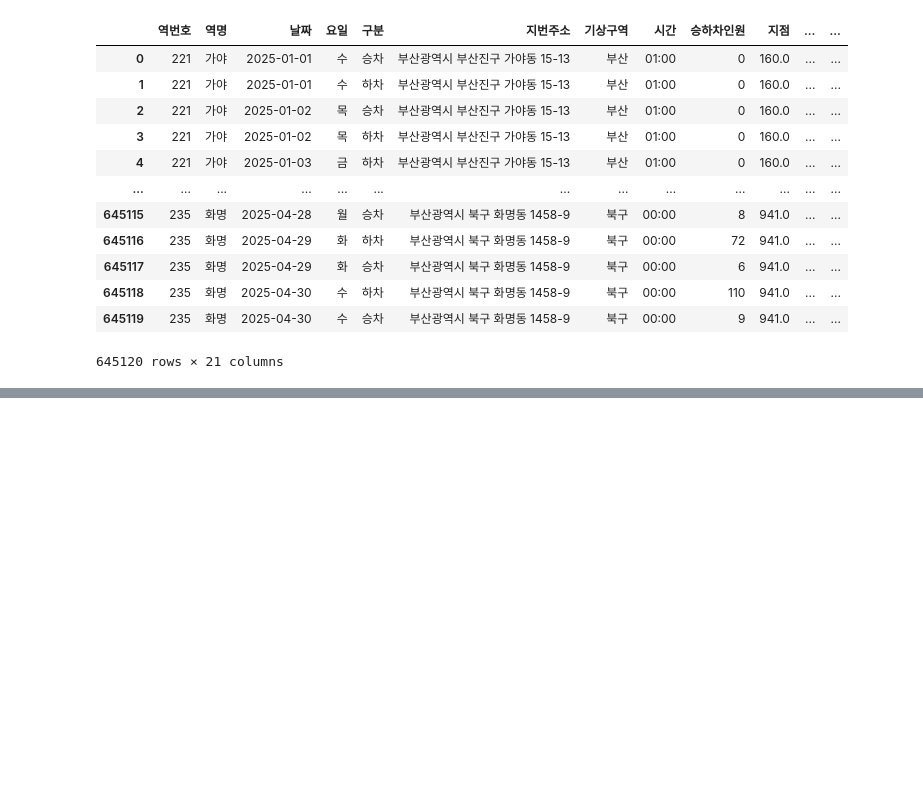
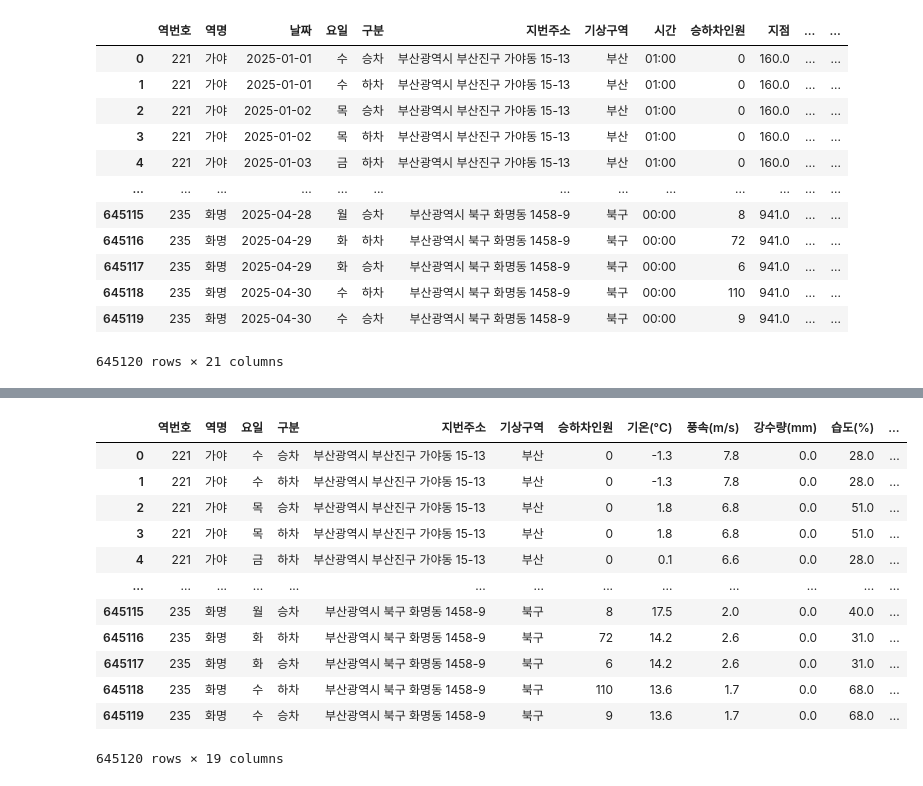
Before and after one commit to scholar-star/Predict_Project-Data, a Jupyter notebook: data_processing.ipynb, the cells around one changed output, grey strips where cells are left out. Drawn from its saved outputs; the diff is of its cells as text; code cells hidden in the pictures; blank space fills up the shorter version.

```diff
--- a/data_processing.ipynb
+++ b/data_processing.ipynb
@@ -604,0 +779,20 @@ synth_data_encoded
+# %%
+synth_data_interpolated.drop(columns=['날짜', '시간'], inplace=True)
+# %%
+synth_data_interpolated['날짜와 시간'] = pd.to_datetime(synth_data_interpolated['날짜와 시간'])
+# %%
+synth_data_interpolated
+# %% [output]
+|  | 역번호 | 역명 | 요일 | 구분 | 지번주소 | 기상구역 | 승하차인원 | 기온(°C) | 풍속(m/s) | 강수량(mm) | 습도(%) | ... |
+| 0 | 221 | 가야 | 수 | 승차 | 부산광역시 부산진구 가야동 15-13 | 부산 | 0 | -1.3 | 7.8 | 0.0 | 28.0 | ... |
+| 1 | 221 | 가야 | 수 | 하차 | 부산광역시 부산진구 가야동 15-13 | 부산 | 0 | -1.3 | 7.8 | 0.0 | 28.0 | ... |
+| 2 | 221 | 가야 | 목 | 승차 | 부산광역시 부산진구 가야동 15-13 | 부산 | 0 | 1.8 | 6.8 | 0.0 | 51.0 | ... |
+| 3 | 221 | 가야 | 목 | 하차 | 부산광역시 부산진구 가야동 15-13 | 부산 | 0 | 1.8 | 6.8 | 0.0 | 51.0 | ... |
+| 4 | 221 | 가야 | 금 | 하차 | 부산광역시 부산진구 가야동 15-13 | 부산 | 0 | 0.1 | 6.6 | 0.0 | 28.0 | ... |
+| ... | ... | ... | ... | ... | ... | ... | ... | ... | ... | ... | ... | ... |
+| 645115 | 235 | 화명 | 월 | 승차 | 부산광역시 북구 화명동 1458-9 | 북구 | 8 | 17.5 | 2.0 | 0.0 | 40.0 | ... |
+| 645116 | 235 | 화명 | 화 | 하차 | 부산광역시 북구 화명동 1458-9 | 북구 | 72 | 14.2 | 2.6 | 0.0 | 31.0 | ... |
+| 645117 | 235 | 화명 | 화 | 승차 | 부산광역시 북구 화명동 1458-9 | 북구 | 6 | 14.2 | 2.6 | 0.0 | 31.0 | ... |
+| 645118 | 235 | 화명 | 수 | 하차 | 부산광역시 북구 화명동 1458-9 | 북구 | 110 | 13.6 | 1.7 | 0.0 | 68.0 | ... |
+| 645119 | 235 | 화명 | 수 | 승차 | 부산광역시 북구 화명동 1458-9 | 북구 | 9 | 13.6 | 1.7 | 0.0 | 68.0 | ... |
+645120 rows × 19 columns
```
Also changed, not shown: parts of 16 cells of this notebook.
